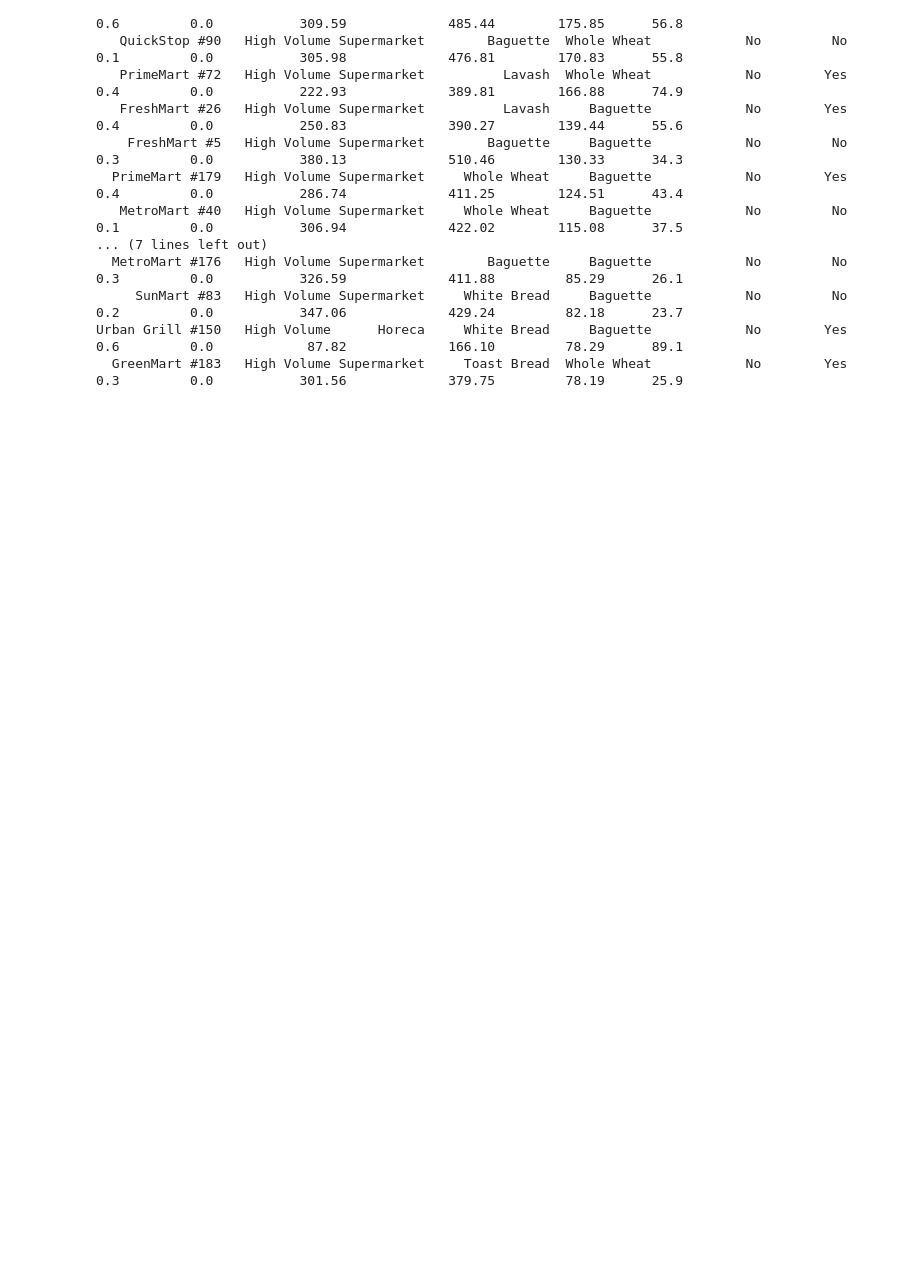
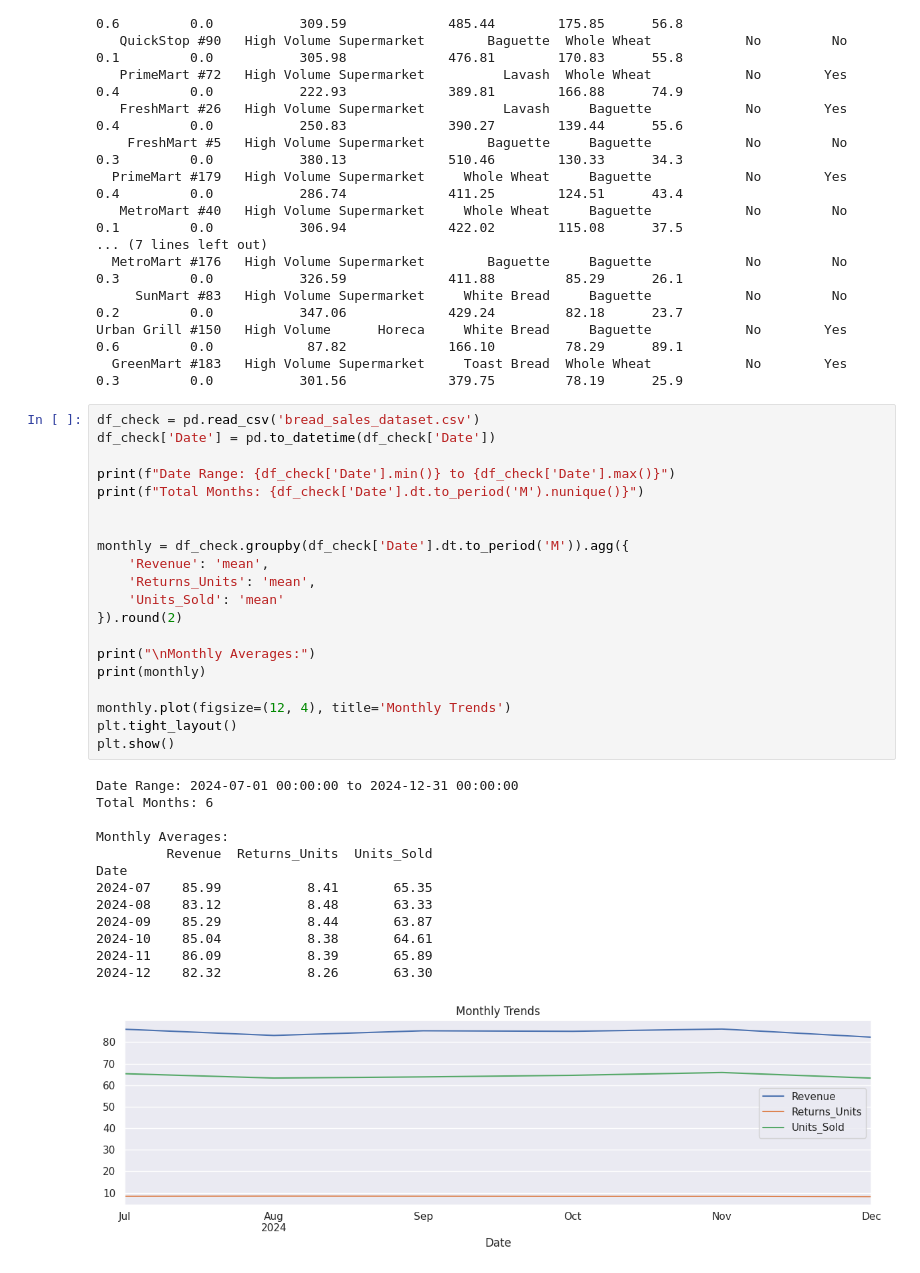
Before and after one commit to kanangoylarov/Holbie-work, a Jupyter notebook: mrshamsi/bread_salesholberton.ipynb, the cells around one changed output. Drawn from its saved outputs; the diff is of its cells as text; blank space fills up the shorter version.

Commit message:
Added investigation codes for time series trends

```diff
--- a/mrshamsi/bread_salesholberton.ipynb
+++ b/mrshamsi/bread_salesholberton.ipynb
@@ -2295,3 +2295,37 @@ UrbanGrocery #56   High Volume Supermarket          Lavash     Baguette
      SunMart #83   High Volume Supermarket     White Bread     Baguette            No         No            0.2         0.0           347.06             429.24         82.18      23.7
 Urban Grill #150   High Volume      Horeca     White Bread     Baguette            No        Yes            0.6         0.0            87.82             166.10         78.29      89.1
   GreenMart #183   High Volume Supermarket     Toast Bread  Whole Wheat            No        Yes            0.3         0.0           301.56             379.75         78.19      25.9
+# %%
+df_check = pd.read_csv('bread_sales_dataset.csv')
+df_check['Date'] = pd.to_datetime(df_check['Date'])
+
+print(f"Date Range: {df_check['Date'].min()} to {df_check['Date'].max()}")
+print(f"Total Months: {df_check['Date'].dt.to_period('M').nunique()}")
+
+
+monthly = df_check.groupby(df_check['Date'].dt.to_period('M')).agg({
+    'Revenue': 'mean',
+    'Returns_Units': 'mean',
+    'Units_Sold': 'mean'
+}).round(2)
+
+print("\nMonthly Averages:")
+print(monthly)
+
+monthly.plot(figsize=(12, 4), title='Monthly Trends')
+plt.tight_layout()
+plt.show()
+# %% [output]
+Date Range: 2024-07-01 00:00:00 to 2024-12-31 00:00:00
+Total Months: 6
+
+Monthly Averages:
+         Revenue  Returns_Units  Units_Sold
+Date
+2024-07    85.99           8.41       65.35
+2024-08    83.12           8.48       63.33
+2024-09    85.29           8.44       63.87
+2024-10    85.04           8.38       64.61
+2024-11    86.09           8.39       65.89
+2024-12    82.32           8.26       63.30
+[figure, added]
```
Also changed, not shown: parts of 2 cells of this notebook.
